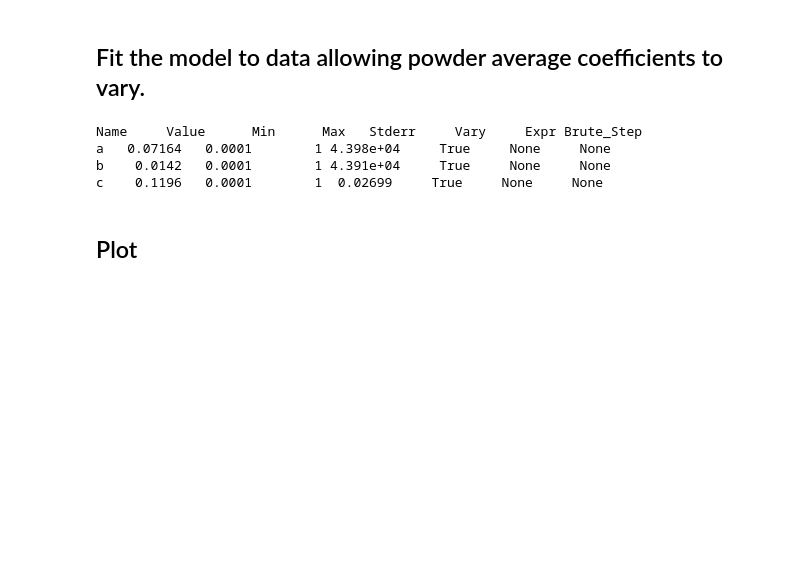
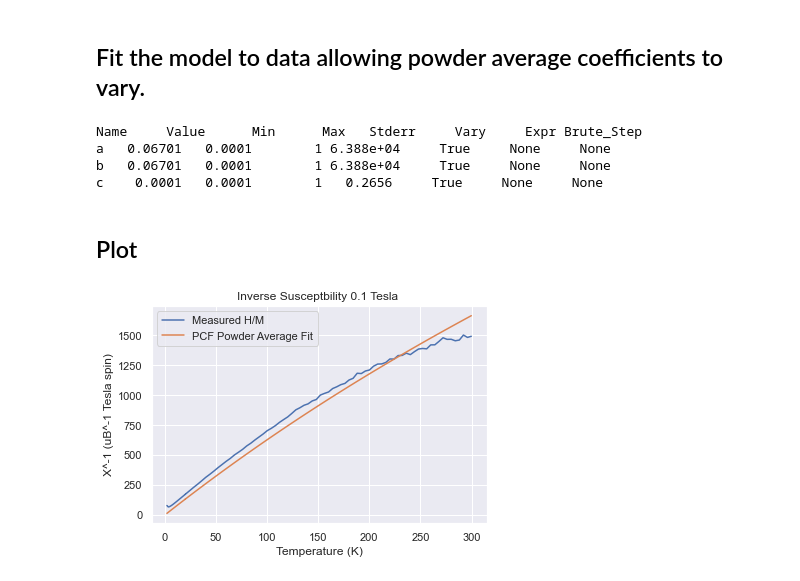
Before and after one commit to JensenKaplan/ActiveResearch, a Jupyter notebook: MvsT/Fitting Susceptibility Powder Average.ipynb, the cells around one changed output. Cells and saved outputs as stored; diff of their text form; code cells hidden in the pictures; blank space fills up the shorter version.

```diff
--- a/MvsT/Fitting Susceptibility Powder Average.ipynb
+++ b/MvsT/Fitting Susceptibility Powder Average.ipynb
@@ -20,7 +20,7 @@ sns.set()
 comp = 'Sr2PrO4'
 who = 'Arun'
 ion = 'Ce3+'
-LS_on = True
+LS_on = False
 per = 'spin'
 molweight = molweight[comp]
 
@@ -125,13 +136,24 @@ params['c'].set(value = 1/3, min = .0001, max = 1)
 
 # Fit model to data
 Ha = .1
-fitted = magModel.fit(Xi,params,Pr = Pr, Ha = Ha, T = T, LS_on = LS_on, ion = ion)
-fitted.params.pretty_print()
+XFitted = magModel.fit(Xi,params,Pr = Pr, Ha = Ha, T = T, LS_on = LS_on, ion = ion)
+XFitted.params.pretty_print()
 # %% [output]
 Name     Value      Min      Max   Stderr     Vary     Expr Brute_Step
-a   0.07164   0.0001        1 4.398e+04     True     None     None
-b    0.0142   0.0001        1 4.391e+04     True     None     None
-c    0.1196   0.0001        1  0.02699     True     None     None
+a   0.06701   0.0001        1 6.388e+04     True     None     None
+b   0.06701   0.0001        1 6.388e+04     True     None     None
+c    0.0001   0.0001        1   0.2656     True     None     None
 # %% [markdown]
 ## Plot
+# %%
+plt.figure()
+plt.plot(T,Xi, label = 'Measured H/M')
+plt.plot(T,XFitted.best_fit, label = 'PCF Powder Average Fit')
+plt.xlabel('Temperature (K)')
+plt.ylabel('X^-1 (uB^-1 Tesla spin)')
+plt.legend()
+plt.title('Inverse Susceptbility {} Tesla '.format(.1))
+plt.show()
+# %% [output]
+[figure, added]
 # %%
```
Also changed, not shown: parts of 2 cells of this notebook.
